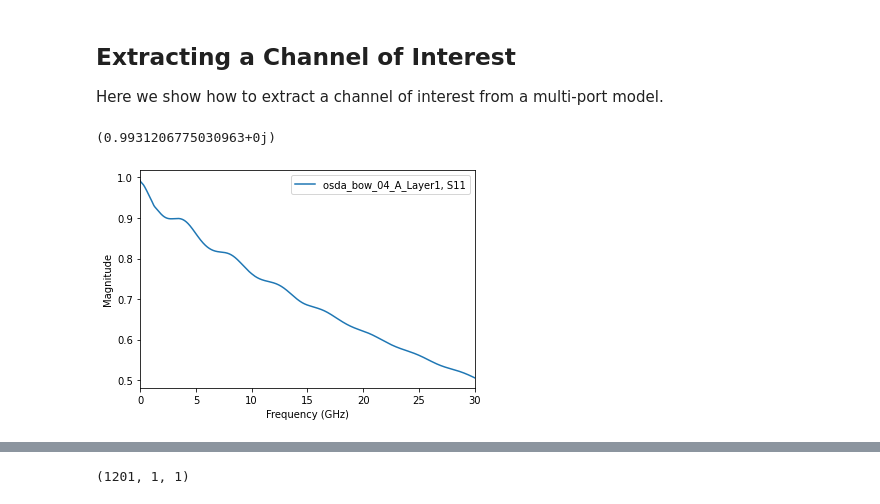
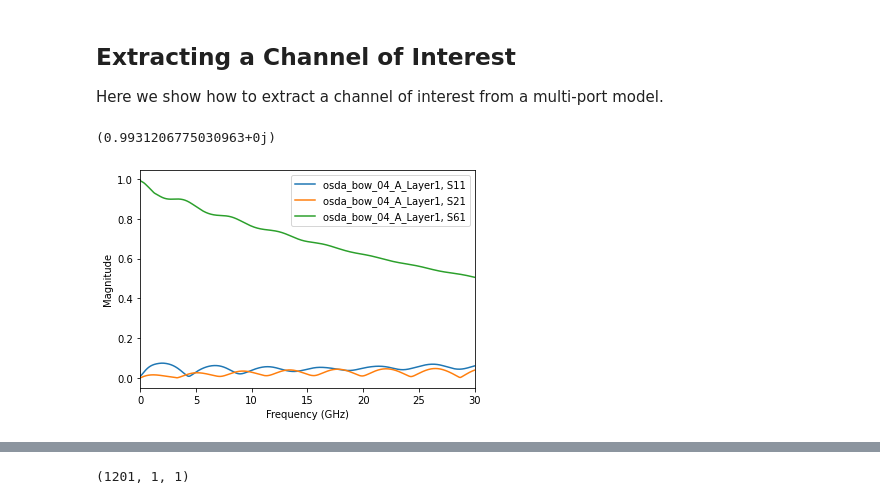
Before and after one commit to capn-freako/PyBERT, a Jupyter notebook: misc/scikit-rf/S-param Check.ipynb, the cells around one changed output, grey strips where cells are left out. Drawn from its saved outputs; the diff is of its cells as text; code cells hidden in the pictures.

```diff
--- a/misc/scikit-rf/S-param Check.ipynb
+++ b/misc/scikit-rf/S-param Check.ipynb
@@ -288,13 +297,13 @@ Here we show how to extract a channel of interest from a multi-port model.
 # %%
 tfilename = "../Channels/ODSA_BOW_20mm_Organic/osda_bow_04_models/osda_bow_04_A_Layer1.s10p"
 
 ntwk = rf.Network(tfilename)
 psvty = ntwk.passivity
 print(np.max(psvty))
 
-subnet = ntwk.s61
-subnet.plot_s_mag()
-#plt.plot(ntwk.f, np.abs(subnet))
+ntwk.plot_s_mag(0,0)
+ntwk.plot_s_mag(1,0)
+ntwk.plot_s_mag(5,0)
 # %% [output]
 (0.9931206775030963+0j)
-[figure, old version]
+[figure, new version]
```
Also changed, not shown: parts of 8 cells of this notebook, 3 other files.
